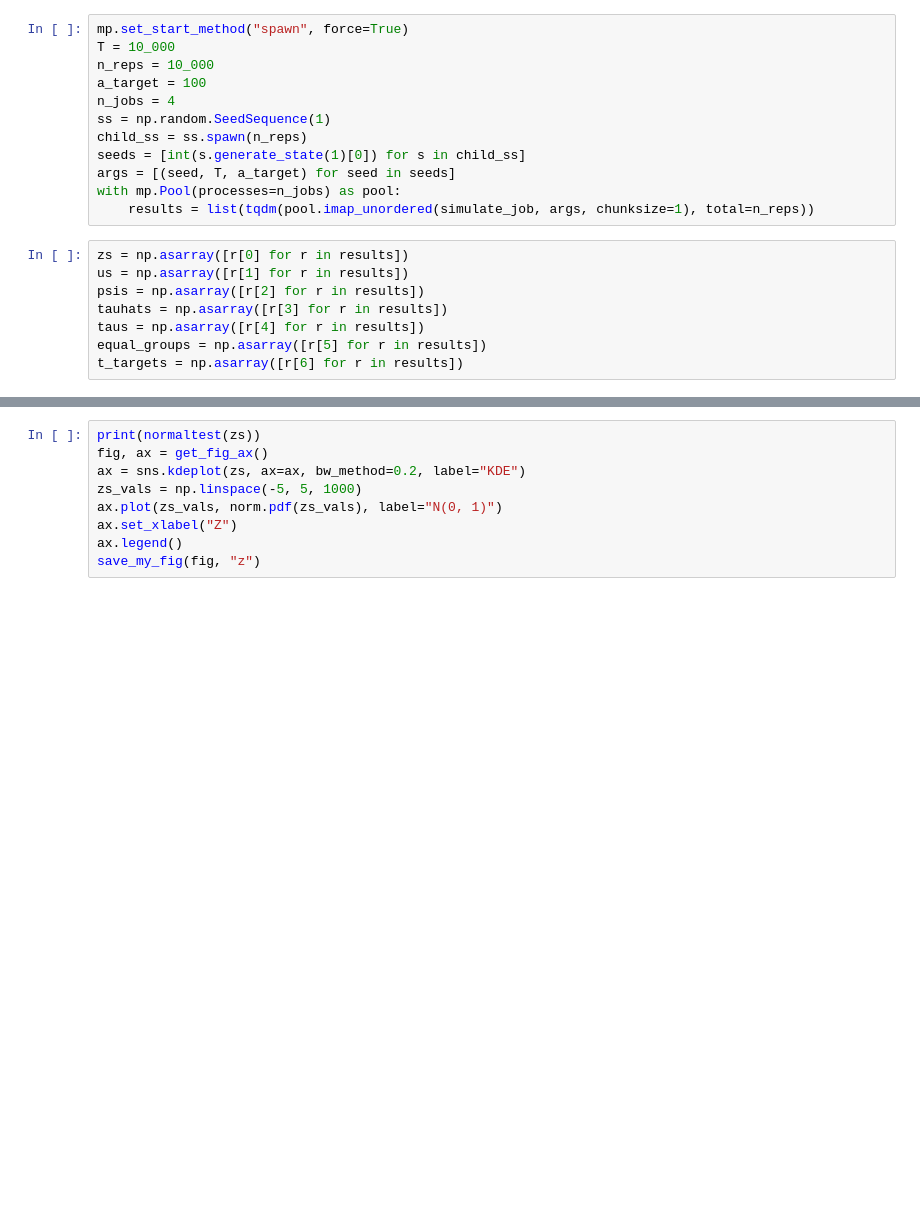
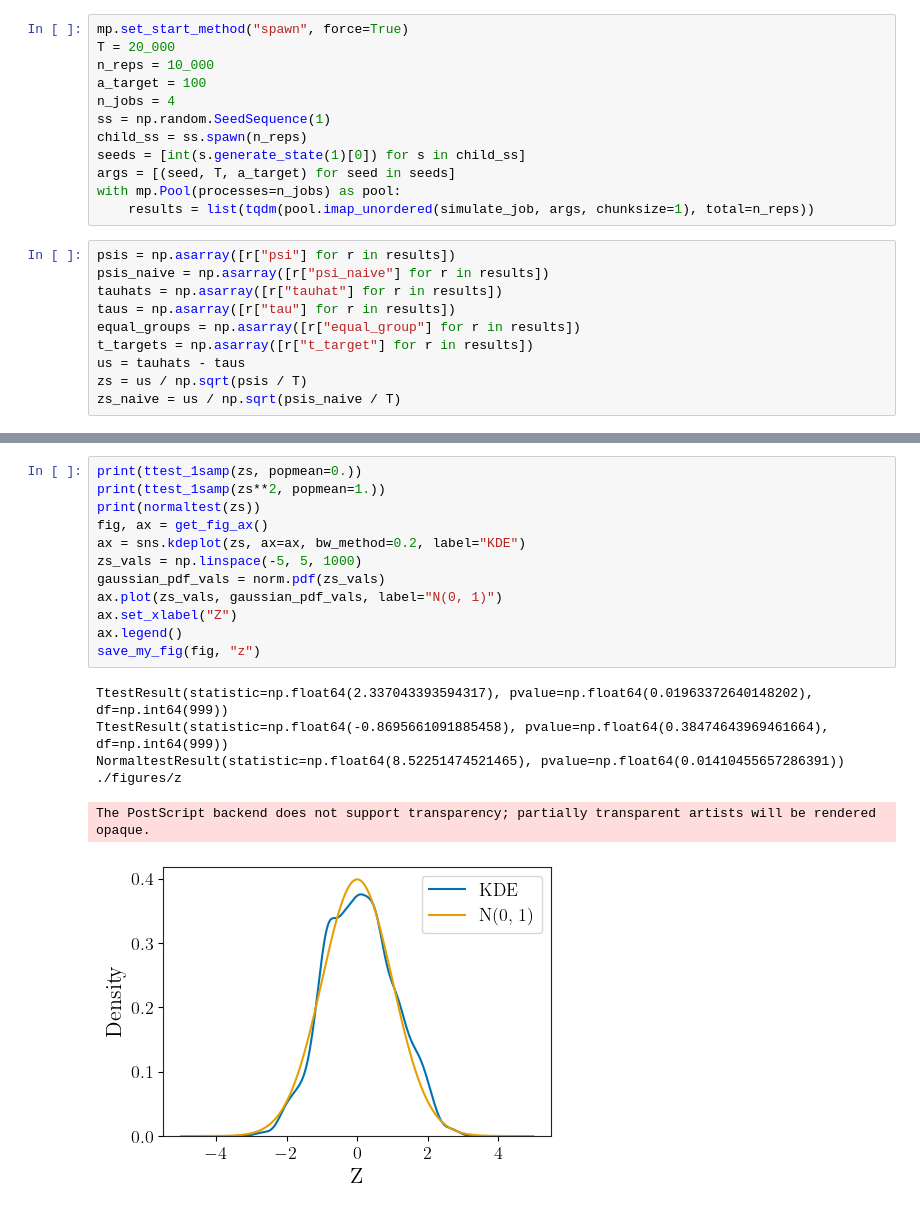
Before and after one commit to eastonhuch/lag-martingales, a Jupyter notebook: simulation.ipynb, the cells around one changed output, grey strips where cells are left out. Cells and saved outputs as stored; diff of their text form; blank space fills up the shorter version.

```diff
--- a/simulation.ipynb
+++ b/simulation.ipynb
@@ -9,7 +9,7 @@ from simulate import simulate_job
 from config_plt import config_plt, get_fig_ax, save_my_fig
 # %%
 mp.set_start_method("spawn", force=True)
-T = 10_000
+T = 20_000
 n_reps = 10_000
 a_target = 100
 n_jobs = 4
@@ -20,13 +20,15 @@ args = [(seed, T, a_target) for seed in seeds]
 with mp.Pool(processes=n_jobs) as pool:
     results = list(tqdm(pool.imap_unordered(simulate_job, args, chunksize=1), total=n_reps))
 # %%
-zs = np.asarray([r[0] for r in results])
-us = np.asarray([r[1] for r in results])
-psis = np.asarray([r[2] for r in results])
-tauhats = np.asarray([r[3] for r in results])
-taus = np.asarray([r[4] for r in results])
-equal_groups = np.asarray([r[5] for r in results])
-t_targets = np.asarray([r[6] for r in results])
+psis = np.asarray([r["psi"] for r in results])
+psis_naive = np.asarray([r["psi_naive"] for r in results])
+tauhats = np.asarray([r["tauhat"] for r in results])
+taus = np.asarray([r["tau"] for r in results])
+equal_groups = np.asarray([r["equal_group"] for r in results])
+t_targets = np.asarray([r["t_target"] for r in results])
+us = tauhats - taus
+zs = us / np.sqrt(psis / T)
+zs_naive = us / np.sqrt(psis_naive / T)
 # %%
 psis_equal = psis[equal_groups]
 psis_equal_mean = np.mean(psis_equal)
@@ -37,9 +51,19 @@ print(psis_unequal_mean)
 # %%
+print(ttest_1samp(zs, popmean=0.))
+print(ttest_1samp(zs**2, popmean=1.))
 print(normaltest(zs))
 fig, ax = get_fig_ax()
 ax = sns.kdeplot(zs, ax=ax, bw_method=0.2, label="KDE")
 zs_vals = np.linspace(-5, 5, 1000)
-ax.plot(zs_vals, norm.pdf(zs_vals), label="N(0, 1)")
+gaussian_pdf_vals = norm.pdf(zs_vals)
+ax.plot(zs_vals, gaussian_pdf_vals, label="N(0, 1)")
 ax.set_xlabel("Z")
 ax.legend()
 save_my_fig(fig, "z")
+# %% [output]
+TtestResult(statistic=np.float64(2.337043393594317), pvalue=np.float64(0.01963372640148202), df=np.int64(999))
+TtestResult(statistic=np.float64(-0.8695661091885458), pvalue=np.float64(0.38474643969461664), df=np.int64(999))
+NormaltestResult(statistic=np.float64(8.52251474521465), pvalue=np.float64(0.01410455657286391))
+./figures/z
+The PostScript backend does not support transparency; partially transparent artists will be rendered opaque.
+[figure, added]
```
Also changed, not shown: parts of 7 cells of this notebook, 1 other file.
